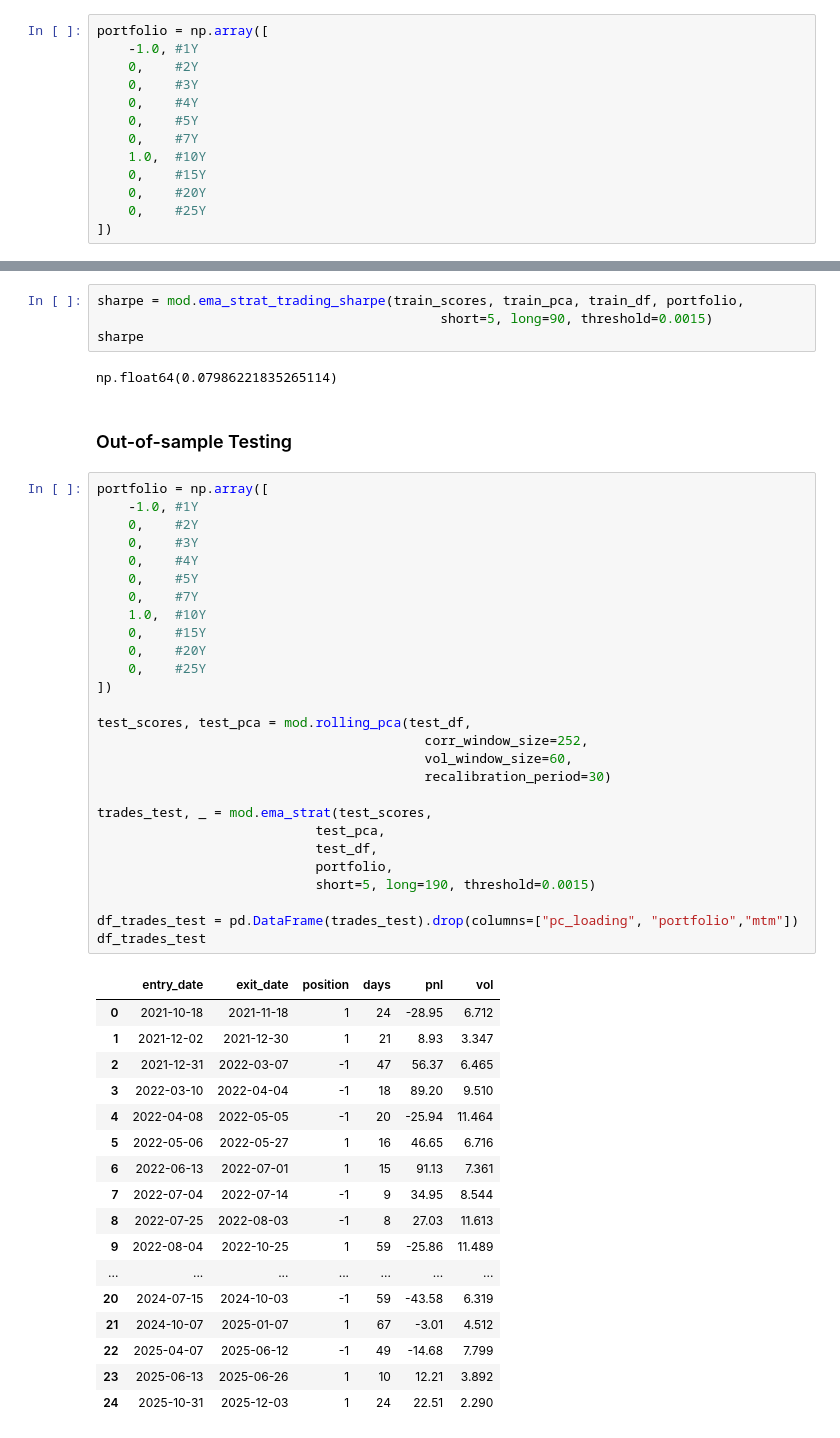
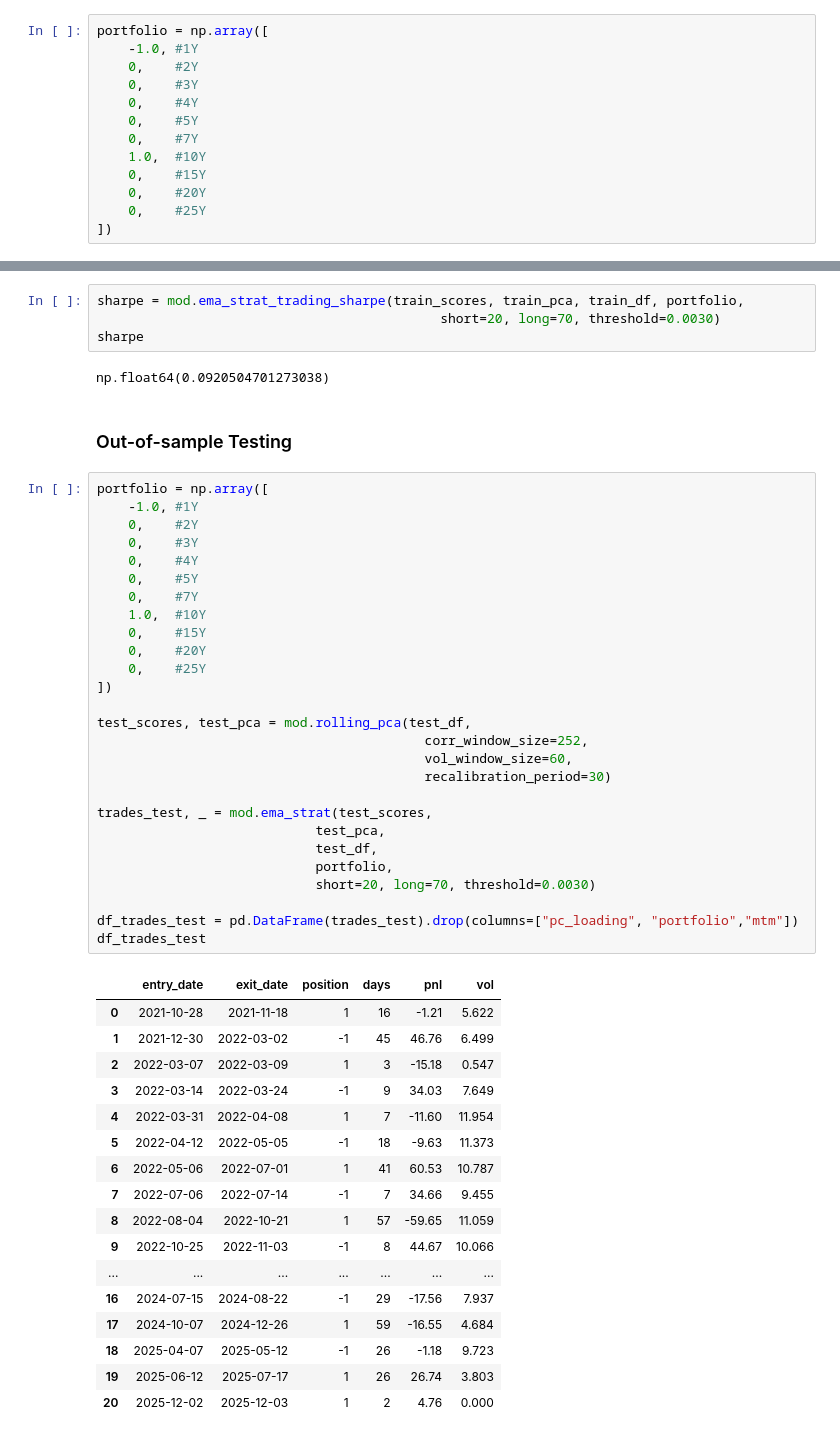
Before and after one commit to hedge-fund-strats/yield-curve-slope-trading, a Jupyter notebook: 05-trading-strat-joaquin.ipynb, the cells around one changed output, grey strips where cells are left out. Drawn from its saved outputs; the diff is of its cells as text.

```diff
--- a/05-trading-strat-joaquin.ipynb
+++ b/05-trading-strat-joaquin.ipynb
@@ -141,56 +137,56 @@ df_trades
 # %%
 sharpe = mod.ema_strat_trading_sharpe(train_scores, train_pca, train_df, portfolio,
-                                            short=5, long=90, threshold=0.0015)
+                                            short=20, long=70, threshold=0.0030)
 sharpe
 # %% [output]
-np.float64(0.07986221835265114)
+np.float64(0.0920504701273038)
 # %% [markdown]
 ### Out-of-sample Testing
 # %%
 portfolio = np.array([
     -1.0, #1Y
     0,    #2Y
     0,    #3Y
     0,    #4Y
     0,    #5Y
     0,    #7Y
     1.0,  #10Y
     0,    #15Y
     0,    #20Y
     0,    #25Y
 ])
 
 test_scores, test_pca = mod.rolling_pca(test_df,
                                           corr_window_size=252,
                                           vol_window_size=60,
                                           recalibration_period=30)
 
 trades_test, _ = mod.ema_strat(test_scores,
                             test_pca,
                             test_df,
                             portfolio,
-                            short=5, long=190, threshold=0.0015)
+                            short=20, long=70, threshold=0.0030)
 
 df_trades_test = pd.DataFrame(trades_test).drop(columns=["pc_loading", "portfolio","mtm"])
 df_trades_test
 # %% [output]
 |  | entry_date | exit_date | position | days | pnl | vol |
-| 0 | 2021-10-18 | 2021-11-18 | 1 | 24 | -28.95 | 6.712 |
-| 1 | 2021-12-02 | 2021-12-30 | 1 | 21 | 8.93 | 3.347 |
-| 2 | 2021-12-31 | 2022-03-07 | -1 | 47 | 56.37 | 6.465 |
-| 3 | 2022-03-10 | 2022-04-04 | -1 | 18 | 89.20 | 9.510 |
-| 4 | 2022-04-08 | 2022-05-05 | -1 | 20 | -25.94 | 11.464 |
-| 5 | 2022-05-06 | 2022-05-27 | 1 | 16 | 46.65 | 6.716 |
-| 6 | 2022-06-13 | 2022-07-01 | 1 | 15 | 91.13 | 7.361 |
-| 7 | 2022-07-04 | 2022-07-14 | -1 | 9 | 34.95 | 8.544 |
-| 8 | 2022-07-25 | 2022-08-03 | -1 | 8 | 27.03 | 11.613 |
-| 9 | 2022-08-04 | 2022-10-25 | 1 | 59 | -25.86 | 11.489 |
+| 0 | 2021-10-28 | 2021-11-18 | 1 | 16 | -1.21 | 5.622 |
+| 1 | 2021-12-30 | 2022-03-02 | -1 | 45 | 46.76 | 6.499 |
+| 2 | 2022-03-07 | 2022-03-09 | 1 | 3 | -15.18 | 0.547 |
+| 3 | 2022-03-14 | 2022-03-24 | -1 | 9 | 34.03 | 7.649 |
+| 4 | 2022-03-31 | 2022-04-08 | 1 | 7 | -11.60 | 11.954 |
+| 5 | 2022-04-12 | 2022-05-05 | -1 | 18 | -9.63 | 11.373 |
+| 6 | 2022-05-06 | 2022-07-01 | 1 | 41 | 60.53 | 10.787 |
+| 7 | 2022-07-06 | 2022-07-14 | -1 | 7 | 34.66 | 9.455 |
+| 8 | 2022-08-04 | 2022-10-21 | 1 | 57 | -59.65 | 11.059 |
+| 9 | 2022-10-25 | 2022-11-03 | -1 | 8 | 44.67 | 10.066 |
 | ... | ... | ... | ... | ... | ... | ... |
-| 20 | 2024-07-15 | 2024-10-03 | -1 | 59 | -43.58 | 6.319 |
-| 21 | 2024-10-07 | 2025-01-07 | 1 | 67 | -3.01 | 4.512 |
-| 22 | 2025-04-07 | 2025-06-12 | -1 | 49 | -14.68 | 7.799 |
-| 23 | 2025-06-13 | 2025-06-26 | 1 | 10 | 12.21 | 3.892 |
-| 24 | 2025-10-31 | 2025-12-03 | 1 | 24 | 22.51 | 2.290 |
+| 16 | 2024-07-15 | 2024-08-22 | -1 | 29 | -17.56 | 7.937 |
+| 17 | 2024-10-07 | 2024-12-26 | 1 | 59 | -16.55 | 4.684 |
+| 18 | 2025-04-07 | 2025-05-12 | -1 | 26 | -1.18 | 9.723 |
+| 19 | 2025-06-12 | 2025-07-17 | 1 | 26 | 26.74 | 3.803 |
+| 20 | 2025-12-02 | 2025-12-03 | 1 | 2 | 4.76 | 0.000 |
 # %%
 print(f"PnL Test: {df_trades_test["pnl"].sum():.2f} bps")
 sharpe_test = mod.ema_strat_trading_sharpe(test_scores, test_pca, test_df, portfolio,
```
Also changed, not shown: parts of 6 cells of this notebook.
